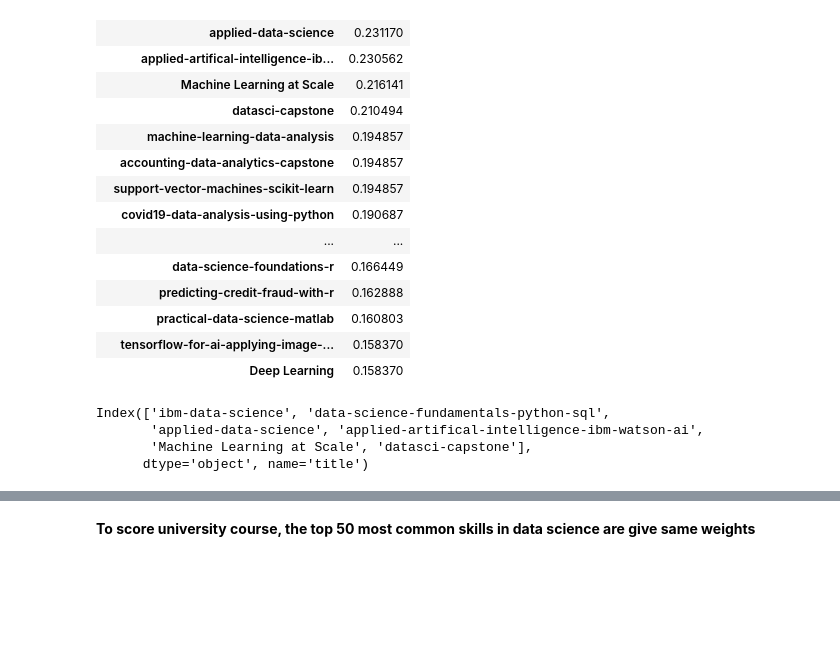
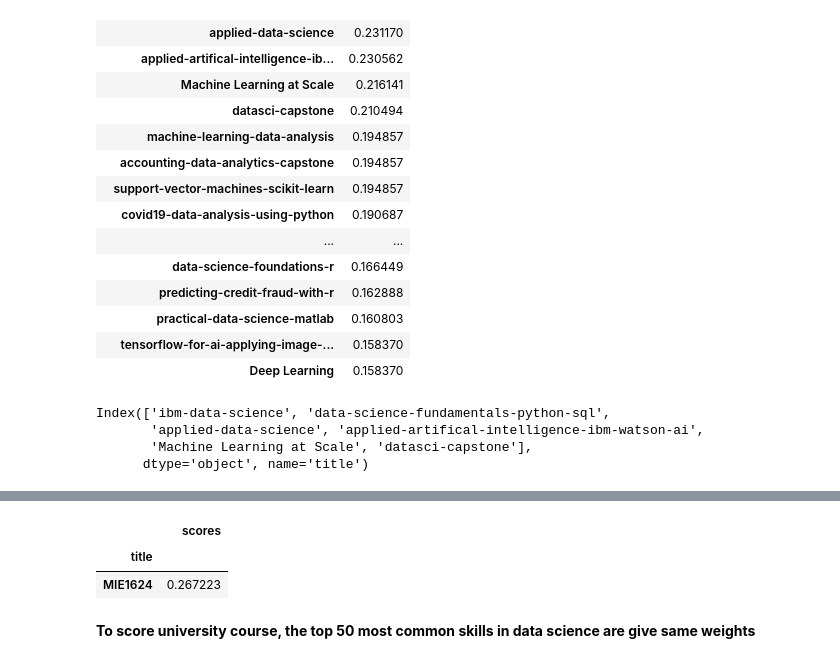
Before and after one commit to ruiqi777/Curriculum-Design, a Jupyter notebook: job_skills.ipynb, the cells around one changed output, grey strips where cells are left out. Cells and saved outputs as stored; diff of their text form; code cells hidden in the pictures; blank space fills up the shorter version.

Commit message:
scored original mie1624, 0.2673. was top 1 course w/o modification already

```diff
--- a/job_skills.ipynb
+++ b/job_skills.ipynb
@@ -559,6 +559,45 @@ top_course_skills.loc[:,(top_course_skills != 0).any(axis = 0)]
 | applied-artifical-intelligence-ib... | 1 | 1 | 1 | 0 | 0 | 0 | 0 | 0 | ... |
 | Machine Learning at Scale | 0 | 1 | 1 | 0 | 1 | 0 | 1 | 0 | ... |
 | datasci-capstone | 1 | 0 | 1 | 1 | 0 | 1 | 0 | 0 | ... |
+# %%
+MIE1624_description = 'The  objective  of  the  course  is  to learnanalytical  models  and overviewquantitativealgorithms forsolving engineering and business problems.Data science or analytics is the process of deriving insights  from  data  in  order  to make  optimal  decisions.It allowshundreds  of  companies  and  governments  to save  lives,  increase  profitsand  minimize  resource  usage. Considerable  attention in  the  course is  devoted  to applicationsof computational and modelingalgorithmsto finance,  risk  management, marketing, health care, smart  city  projects,  crime  prevention,  predictive  maintenance,  web  and  social  media  analytics,  personal analytics,  etc.We  will  show  how  various  data  science  and  analytics  techniques  such  as  basic  statistics, regressions, uncertainty modeling, simulation and optimization modeling, data mining and machine  learning, text  analytics,  artificial  intelligence  and  visualizations  can  be  implemented  and  applied  using  Python.  Python and  IBM  Watson  Analytics  are  modeling  and  visualization  software  used  in  this  course.  Practical  aspects  of computational models and case studies in Interactive Python are emphasized.'
+
+MIE1624_df = pd.DataFrame(data = {'title': ['MIE1624'],'description': [MIE1624_description]})
+courseDF = MIE1624_df
+vocabulary = df_skill_count_50.index
+
+def score_course_weighted_skill(vocabulary,courseDF):
+    courseDF['clean_text'] = courseDF['description'].apply(lambda x: remove_special_char(str(x)))
+    courseDF['clean_text'] = courseDF['clean_text'].apply(lambda x: to_lower(str(x)))
+    courseDF['clean_text'] = courseDF['clean_text'].apply(lambda x: remove_numbers(str(x)))
+    courseDF['clean_text'] = courseDF['clean_text'].apply(lambda x: str(x).lstrip(' '))
+
+    # remove courses with empty descriptions
+    courseDF = courseDF[courseDF['clean_text'].map(lambda x: len(x)) > 0]
+    courseDF = courseDF.drop_duplicates(subset=['title'])
+
+    skill_vectorizer = CountVectorizer(tokenizer = TweetTokenizer().tokenize,
+                                                preprocessor = None,
+                                                stop_words = stopwords.words('english'),
+                                                max_features = 1000000,
+                                                vocabulary= vocabulary,
+                                                ngram_range = (1,2))
+
+    course_skills = skill_vectorizer.fit_transform(courseDF['clean_text'])
+    course_skills_df = pd.DataFrame(data = course_skills.toarray(), columns = skill_vectorizer.get_feature_names())
+    # encode skill appeanrance to 0 or 1
+    for c in course_skills_df.columns:
+        course_skills_df[c] = course_skills_df[c].apply(lambda x: 1 if x >= 1 else 0)
+
+    skill_weight = df_skill_count.Count[0:50].apply(lambda x: x/df_skill_count.Count[0:50].sum())
+    course_skill_matrix = course_skills_df[vocabulary].to_numpy()
+    course_scores = course_skill_matrix.dot(skill_weight)
+    course_scores_df = pd.DataFrame(data = course_scores, columns = ['scores'] ,index = courseDF['title'])
+    display(course_scores_df.sort_values(by=['scores'],ascending=False))
+# %% [output]
+|  | scores |
+| title |  |
+| MIE1624 | 0.267223 |
 # %% [markdown]
 **To score university course, the top 50 most common skills in data science are give same weights**
 # %%
```
Also changed, not shown: parts of 4 cells of this notebook.
